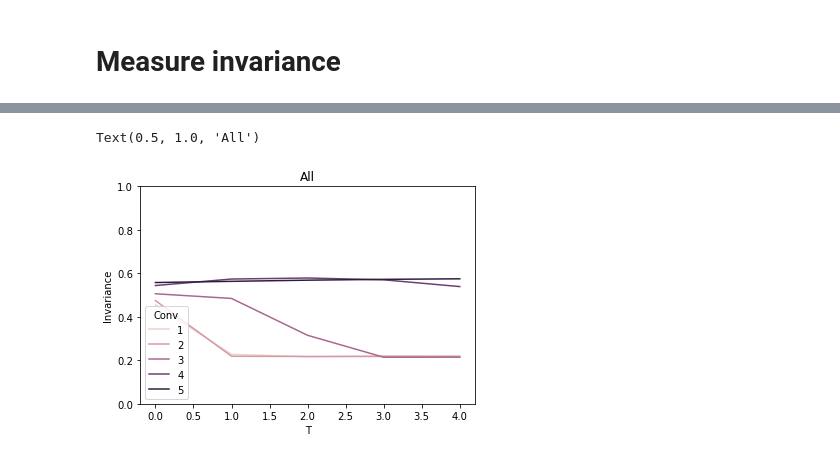
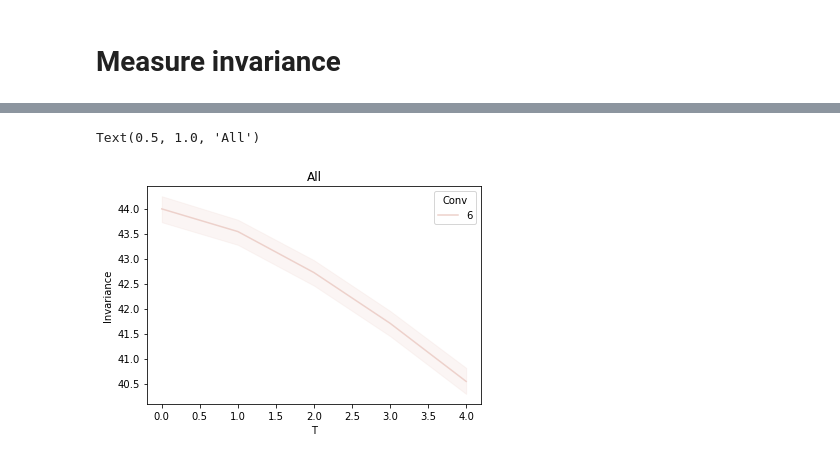
Before and after one commit to chingf/hallucnn, a Jupyter notebook: notebooks/13-noise-invariance.ipynb, the cells around one changed output, grey strips where cells are left out. Saved outputs shown, nothing was run; the diff lists cells and outputs as text; code cells hidden in the pictures.

```diff
--- a/notebooks/13-noise-invariance.ipynb
+++ b/notebooks/13-noise-invariance.ipynb
@@ -29,5 +43,5 @@ snr_types = [-9.0, -6.0, -3.0, 0.0, 3.0]
 # %%
-with open(f'{pickles_dir}{netname}_shuffle_invariance_fold0.p', 'rb') as f:
+with open(f'{pickles_dir}{netname}_invariance_n5000_sample0.p', 'rb') as f:
     df = pickle.load(f)
 # %%
 fig, ax = plt.subplots()
@@ -45,16 +59,13 @@ Text(0.5, 1.0, 'All')
 # %%
-with open(f'{pickles_dir}{netname}_invariance_fold1.p', 'rb') as f:
+with open(f'{pickles_dir}{netname}_norm_n5000_sample0.p', 'rb') as f:
     df = pickle.load(f)
 
 fig, ax = plt.subplots()
 _df = df.copy()
-#_df['Invariance'] = 1 - _df['Invariance']
 sns.lineplot(
     x='T', y='Invariance', hue='Conv',
-    hue_order=[1,2,3,4,5],
-    data=_df, ax=ax)
-ax.set_ylim(0,1)
+    data=_df[_df['Conv']==6], ax=ax)
 ax.set_title(f'All')
 # %% [output]
 Text(0.5, 1.0, 'All')
-[figure, old version]
+[figure, new version]
```
Also changed, not shown: parts of 2 cells of this notebook, 5 other files.
